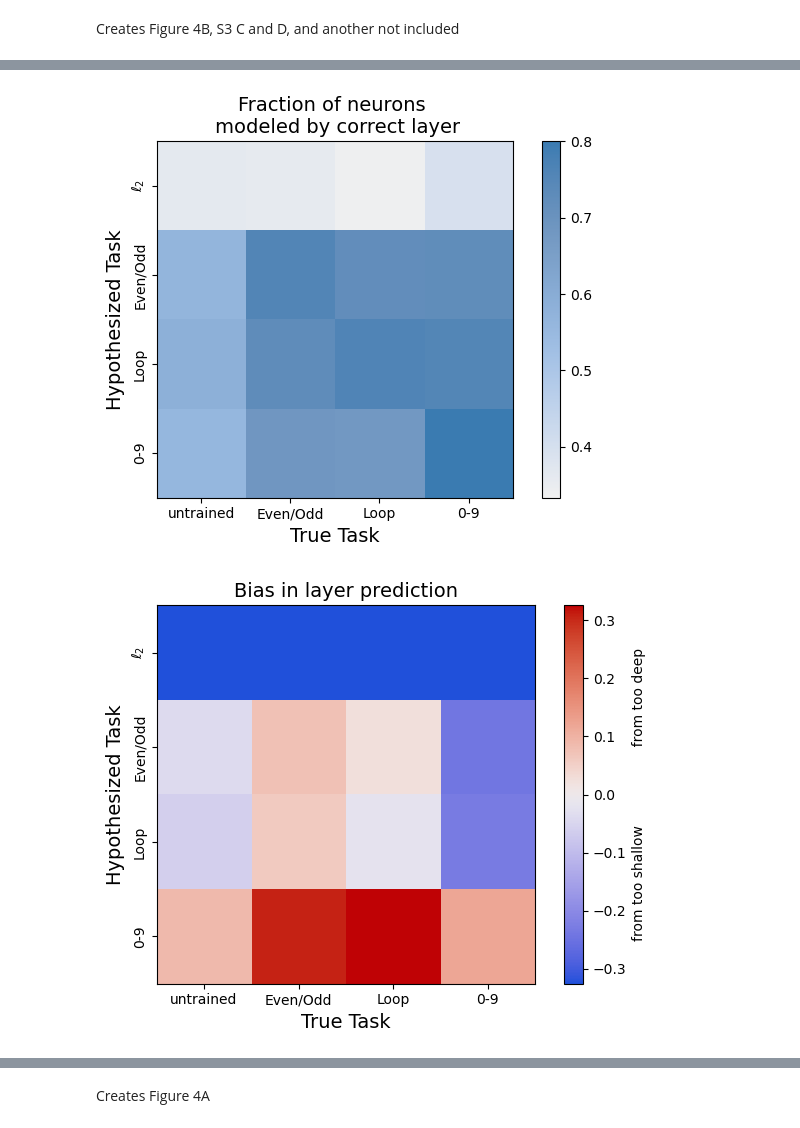
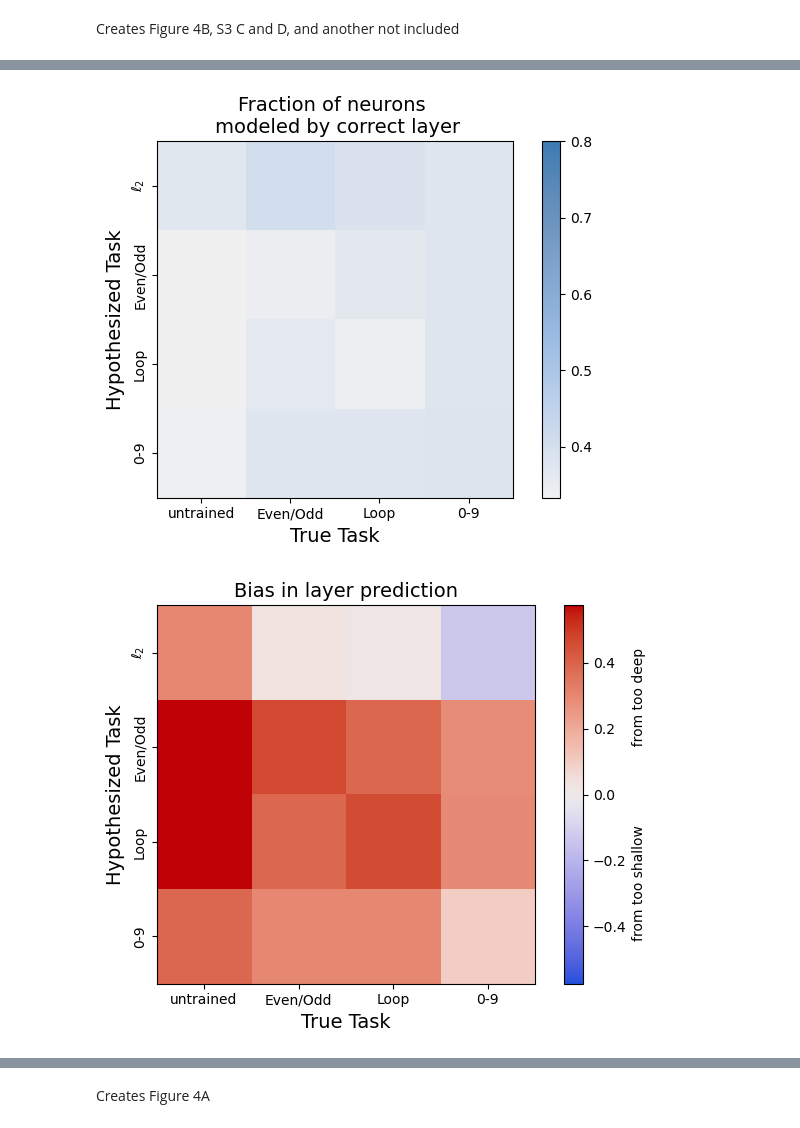
Before and after one commit to zdeblick/JointTraining, a Jupyter notebook: Figures.ipynb, the cells around one changed output, grey strips where cells are left out. Saved outputs shown, nothing was run; the diff lists cells and outputs as text; code cells hidden in the pictures.

```diff
--- a/Figures.ipynb
+++ b/Figures.ipynb
@@ -111,7 +111,12 @@ Creates Figure 4B, S3 C and D, and another not included
 order = [0,1,2,3]
 trials = 40
 task_dims = [2,2,10]
-
+if True:
+    penstr = ''
+    pen_label = '_noreg'
+else:
+    penstr = '_pen=cross_rc'
+    pen_label = ''
 
 matchstrs = [['_L2matched','_eomatched','_loopmatched',''][i] for i in order]
 trainstrs = [['_untrained', '_eotrained','_looptrained',''][i] for i in order]
@@ -136,7 +141,7 @@ task_matches = np.zeros((trials,len(matchstrs)-1,len(trainstrs)))
 
 for m_i, match in enumerate(matchstrs):
     for t_i, train in enumerate(trainstrs):
-        fname = 'results_headlr_med'+train+match+'_pen=cross_rc_thresh_hard.npz'
+        fname = 'results_headlr_med'+train+match+penstr+'_thresh_hard.npz'
 
         D = np.load(fname)
         alpha_min, lambda_min = np.unravel_index(np.argmin(np.mean(D['test_losses'][:,:,:,1],axis=0)),(D['alphas'].size,D['l1s'].size))
@@ -184,5 +189,5 @@ for i in range(len(titles)):
     plt.xticks(np.arange(len(train_labels)),train_labels)
     plt.xlabel('True Task',fontsize=14)
     fig.tight_layout()
-    plt.savefig(savepath+'digits_'+fnames[i])
+    plt.savefig(savepath+'digits_'+fnames[i]+pen_label)
 # %% [output]
@@ -190,2 +195,2 @@ for i in range(len(titles)):
-[figure, old version]
+[figure, new version]
-[figure, old version]
+[figure, new version]
```
Also changed, not shown: parts of 7 cells of this notebook, 14 other files.
